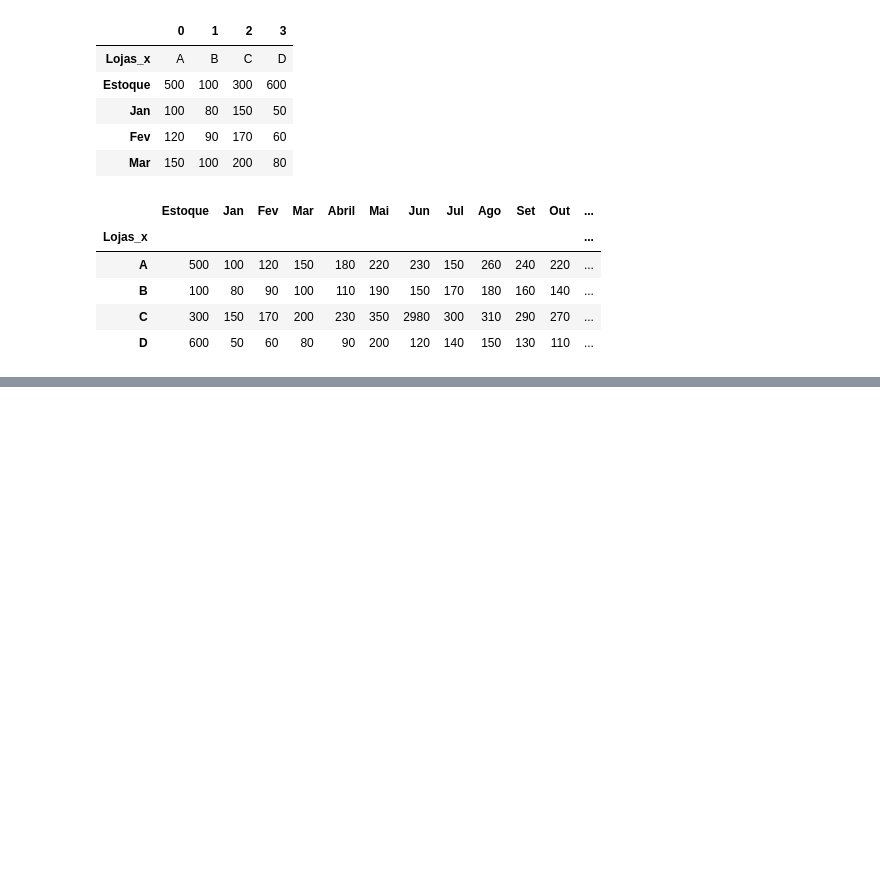
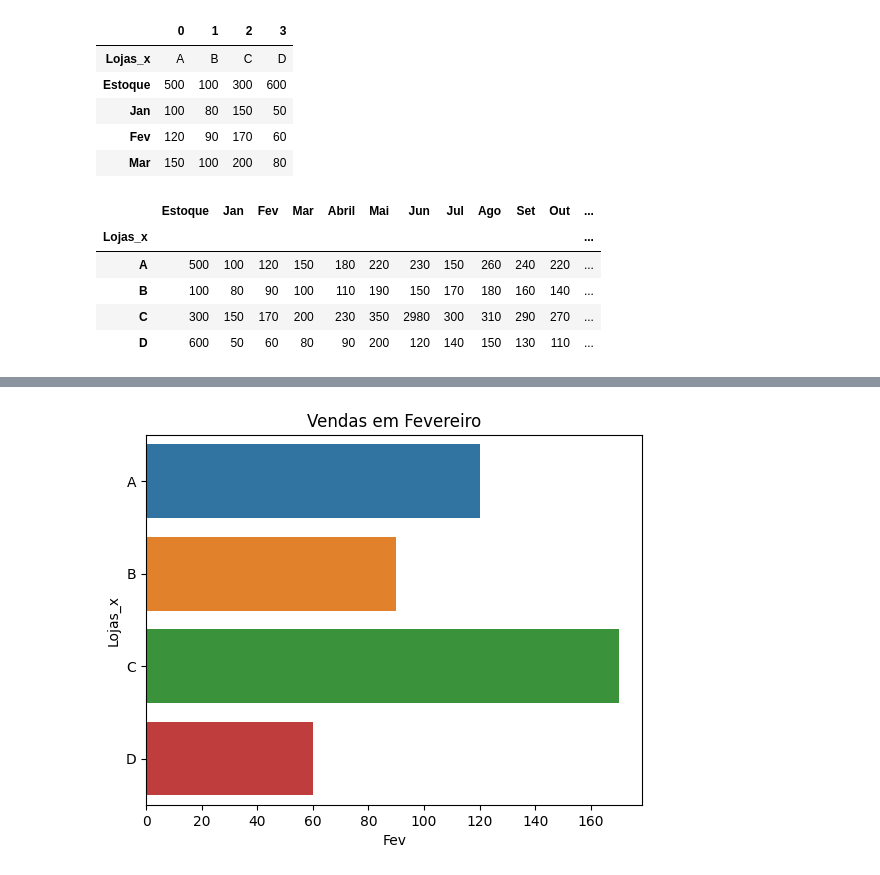
Before and after one commit to Jackvs720v/BigDataIA, a Jupyter notebook: aula5/ex6Prof.ipynb, the cells around one changed output, grey strips where cells are left out. Drawn from its saved outputs; the diff is of its cells as text; code cells hidden in the pictures; blank space fills up the shorter version.

```diff
--- a/aula5/ex6Prof.ipynb
+++ b/aula5/ex6Prof.ipynb
@@ -90,0 +115,9 @@ df_ecommerce.set_index(['Lojas_x'])
+# %%
+# utiliza a biblioteca seaborn para plotar o gráfico de barras para
+#cada loja com a quantidade de vendas no mes de fevereiro
+cor =['red','green','black','blue']
+sns.barplot(x='Fev', y='Lojas_x', data=df_ecommerce, orient='h')
+plt.title('Vendas em Fevereiro')
+plt.show()
+# %% [output]
+[figure, added]
```
Also changed, not shown: parts of 2 cells of this notebook.
